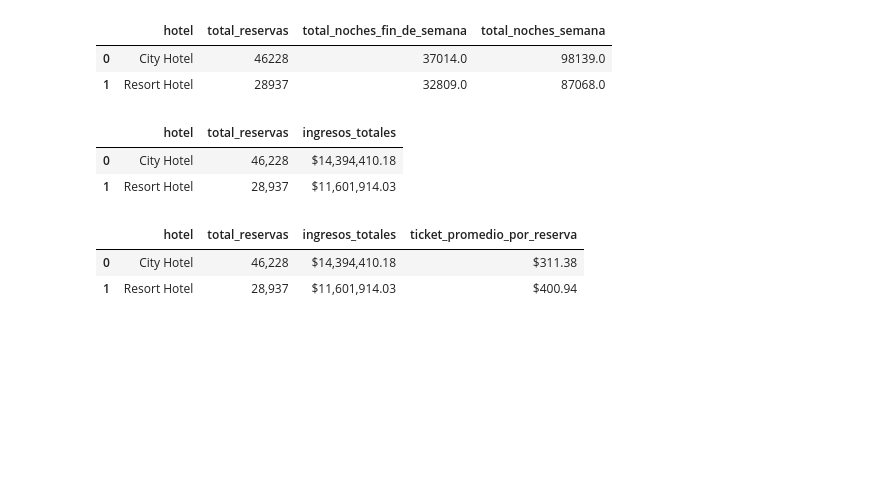
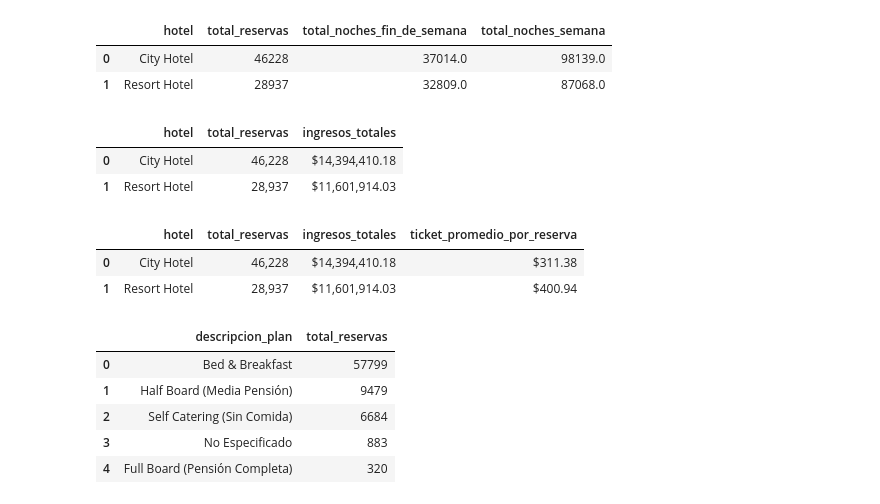
Before and after one commit to luisferdm6/02_analisis_hotelero_pandas, a Jupyter notebook: 01_limpieza_y_agrupaciones_hotel.ipynb, the cells around one changed output. Drawn from its saved outputs; the diff is of its cells as text; code cells hidden in the pictures; blank space fills up the shorter version.

```diff
--- a/01_limpieza_y_agrupaciones_hotel.ipynb
+++ b/01_limpieza_y_agrupaciones_hotel.ipynb
@@ -1120,3 +1120,29 @@ consulta_ticket_promedio
 |  | hotel | total_reservas | ingresos_totales | ticket_promedio_por_reserva |
 | 0 | City Hotel | 46,228 | $14,394,410.18 | $311.38 |
 | 1 | Resort Hotel | 28,937 | $11,601,914.03 | $400.94 |
+# %%
+df_catalogo_meal = pd.DataFrame({
+    'codigo_meal': ['BB', 'HB', 'FB', 'SC', 'Undefined'],
+    'descripcion_plan': ['Bed & Breakfast','Half Board (Media Pensión)','Full Board (Pensión Completa)','Self Catering (Sin Comida)','No Especificado']
+})
+
+consulta_planes_comida = duckdb.sql("""
+SELECT
+  cat.descripcion_plan,
+  COUNT(*) AS total_reservas
+FROM df_real AS r
+INNER JOIN df_catalogo_meal AS cat
+  ON r.meal = cat.codigo_meal
+WHERE r.is_canceled = 0
+GROUP BY cat.descripcion_plan
+ORDER BY total_reservas DESC
+""").df()
+
+consulta_planes_comida
+# %% [output]
+|  | descripcion_plan | total_reservas |
+| 0 | Bed & Breakfast | 57799 |
+| 1 | Half Board (Media Pensión) | 9479 |
+| 2 | Self Catering (Sin Comida) | 6684 |
+| 3 | No Especificado | 883 |
+| 4 | Full Board (Pensión Completa) | 320 |
```
Also changed, not shown: parts of 1 cell of this notebook.
